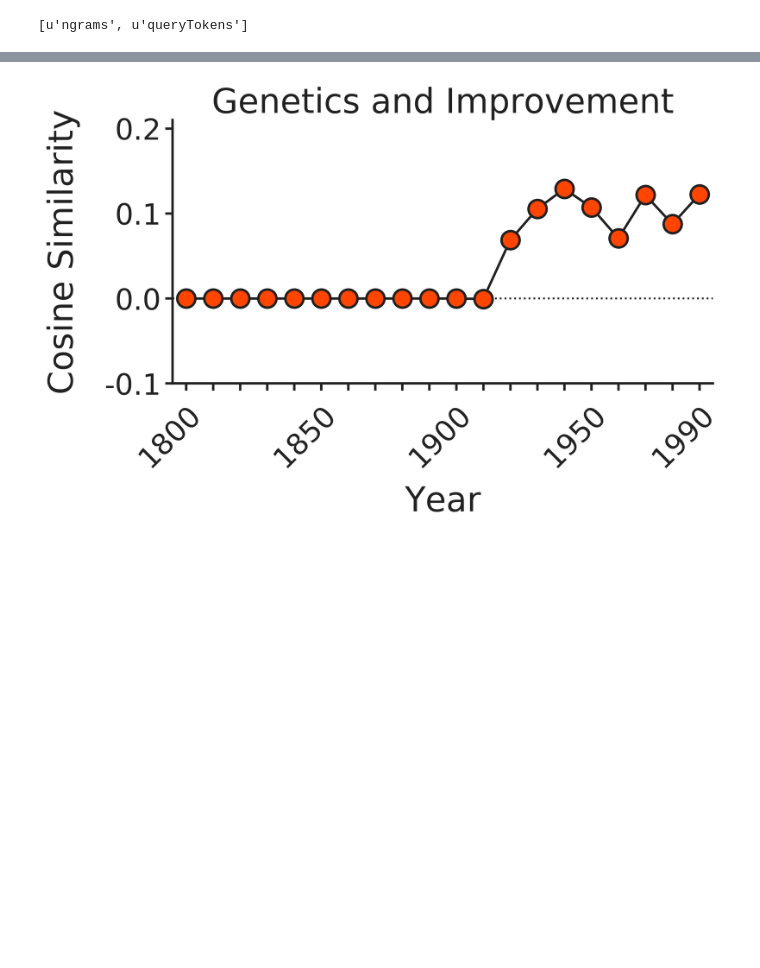
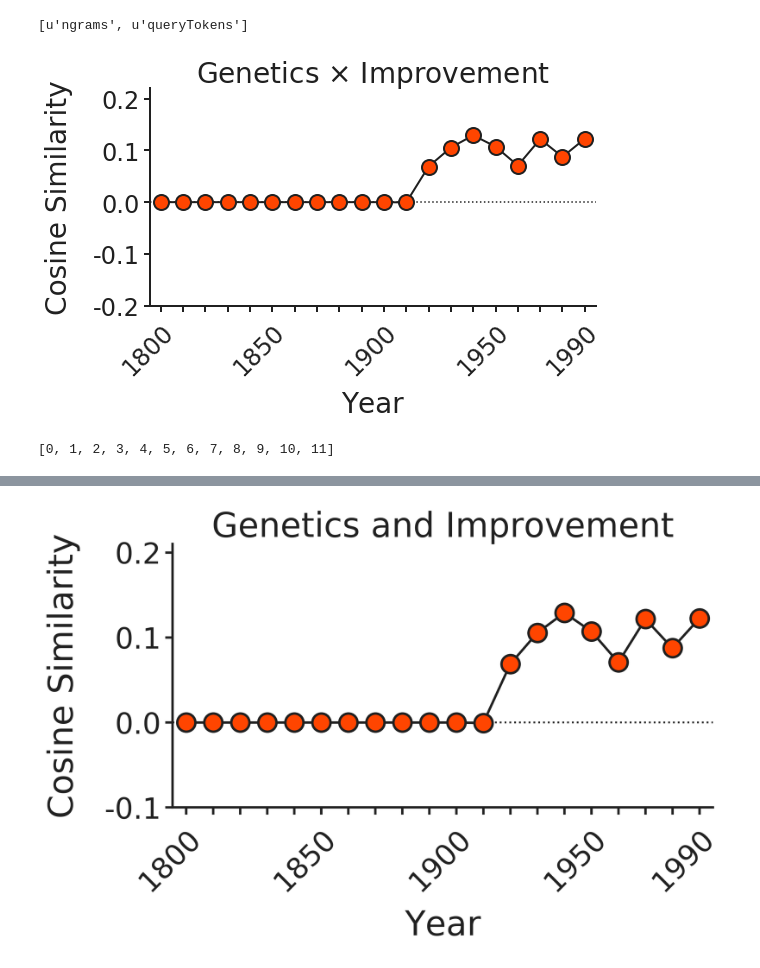
Before and after one commit to robertnward/histwords, a Jupyter notebook: eugenics_diachronic.ipynb, the cells around one changed output, grey strips where cells are left out. Drawn from its saved outputs; the diff is of its cells as text; code cells hidden in the pictures; blank space fills up the shorter version.

```diff
--- a/eugenics_diachronic.ipynb
+++ b/eugenics_diachronic.ipynb
@@ -28,15 +29,2 @@ from math import ceil,floor
 # %%
 import coha
-# %%
-from representations.sequentialembedding import SequentialEmbedding
-
-"""
-Example showing how to load a series of historical embeddings and compute similarities over time.
-Warning that loading all the embeddings into main memory can take a lot of RAM
-"""
-
-fiction_embeddings = SequentialEmbedding.load("embeddings/eng-fiction-all_sgns", range(1950, 2000, 10))
-time_sims = fiction_embeddings.get_time_sims("science", "race")
-print("Similarity between genetics and race drastically increases from 1950s to the 1990s:")
-for year, sim in time_sims.iteritems():
-    print("{year:d}, cosine similarity={sim:0.5f}".format(year=year,sim=sim))
@@ -188,5 +171,60 @@ response.json().keys()
 # %% [output]
 [u'ngrams', u'queryTokens']
 # %%
-embeddings_all = SequentialEmbedding.load("embeddings/all-eng", range(1800, 2000, 10))
+embeddings_all = SequentialEmbedding.load("embeddings/eng-all_sgns", range(1800, 2000, 10))
 embeddings_coha = SequentialEmbedding.load("embeddings/coha-word", range(1800, 2000, 10))
+# %%
+def plotDiachronicSimilarity(word1,word2,embeddings,color):
+    time_sims = embeddings.get_time_sims(word1, word2)
+
+
+    fig, ax = plt.subplots(figsize=(8,4))
+
+    a = list(time_sims.keys())
+    b = list(time_sims.values())
+
+    plt.plot(a, b, mfc=color, mec='0.125',marker='o', ms=15, ls='-', color='0.125', lw=2,mew=2)
+    #plt.scatter(a, b,c='b',s=500,alpha=.99)
+    thicc = 2
+    ax.set_ylabel("Cosine Similarity",fontsize=28,labelpad = 20)
+    ax.set_xlabel("Year",fontsize=28,labelpad = 10)
+    ax.set_xticks([1800,1850,1900,1950,1990])
+    ax.set_xticklabels([1800,1850,1900,1950,1990],rotation=45,rotation_mode='anchor',ha='right')
+    from matplotlib.ticker import (MultipleLocator, AutoMinorLocator)
+    ax.xaxis.set_minor_locator(MultipleLocator(10))
+    ax.spines['top'].set_visible(False)
+    ax.spines['right'].set_visible(False)
+    ax.spines['left'].set_visible(True)
+    ax.spines['bottom'].set_visible(True)
+    ax.tick_params(bottom=True, left=True)
+    ax.set_xlim((1795,1995))
+    y_min = floor(min(time_sims.values()*10))/10 - 0.1
+    y_max = ceil(max(time_sims.values())*10)/10 + 0.02
+    ax.set_ylim((y_min,y_max))
+    ax.set_yticks(map(lambda x: x/100.0, range(int(y_min*100),int(y_max*100),10)))
+
+    ax.xaxis.set_tick_params(width=thicc,length=thicc*3)
+    ax.yaxis.set_tick_params(width=thicc,length=thicc*3)
+    ax.xaxis.set_tick_params(width=thicc,which='minor',length=thicc*3)
+    plt.axhline(0,zorder=1,color="0.125",linestyle='dotted')
+    plt.yticks(fontsize=24)
+
+    plt.xticks(fontsize=24)
+
+    #plt.yticks()
+    for axis in ['top','bottom','left','right']:
+        ax.spines[axis].set_linewidth(thicc)
+    plt.title(str(word1).title() + " $\\times$ " + str(word2).title(),fontsize=28)
+    ax.set_axisbelow(True)
+    ax.yaxis.grid(False)
+    ax.xaxis.grid(False)
+    #plt.savefig(word1 + "_" + word2 + "_coevolution",bbox_inches='tight',dpi=300,)
+    return plt.show()
+
+plotDiachronicSimilarity('genetics','improvement',embeddings_all,'orangered')
+# %% [output]
+[figure, added]
+# %%
+[(int(i) - 1880)/ 10 for i in range(1880, 2000, 10)]
+# %% [output]
+[0, 1, 2, 3, 4, 5, 6, 7, 8, 9, 10, 11]
```
Also changed, not shown: parts of 17 cells of this notebook, 27 other files.
